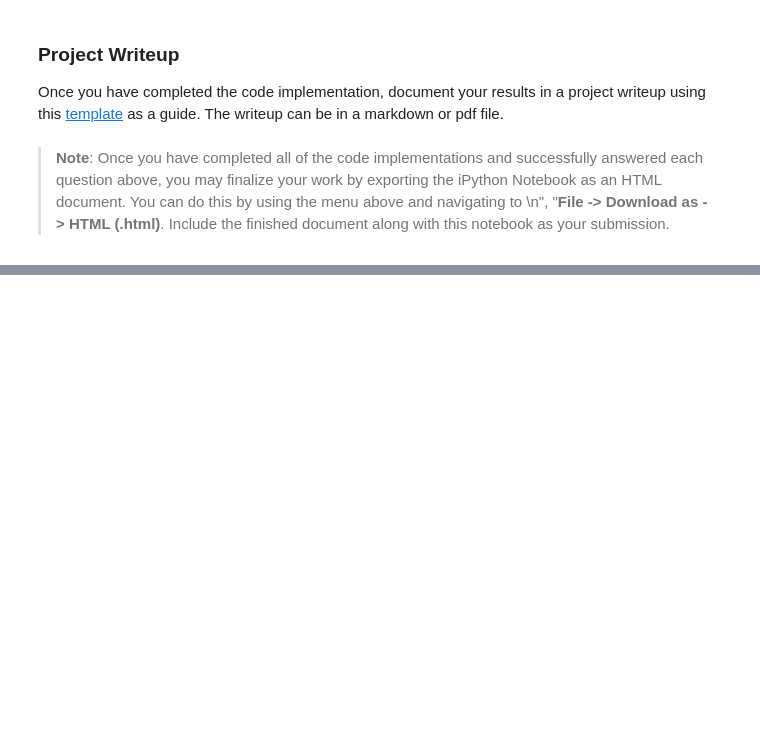
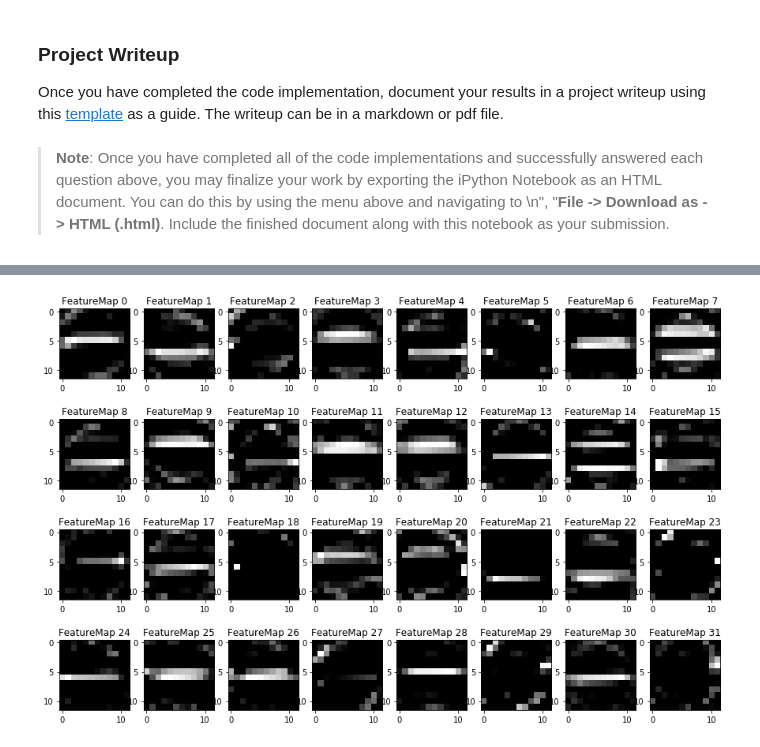
Before and after one commit to tamoghna21/CarND-Traffic-Sign-Classifier-Project, a Jupyter notebook: Traffic_Sign_Classifier.ipynb, the cells around one changed output, grey strips where cells are left out. Cells and saved outputs as stored; diff of their text form; code cells hidden in the pictures; blank space fills up the shorter version.

```diff
--- a/Traffic_Sign_Classifier.ipynb
+++ b/Traffic_Sign_Classifier.ipynb
@@ -249,7 +249,7 @@ X_test_prep = np.reshape(normalize(X_test_gray),[np.shape(X_test_gray)[0],np.sha
 # %% [markdown]
 ### Model Architecture
 # %%
-EPOCHS = 20
+EPOCHS = 10
 BATCH_SIZE = 256
 X_train_prep, y_train = shuffle(X_train_prep, y_train)
 # %%
@@ -297,20 +297,20 @@ def TrafficNet(x,keep_prob):
     # TODO: Layer 2: Convolutional. Output = 10x10x16.
     # TODO: Layer 2: Convolutional. Output = 12x12x32.
     conv_layer2 = tf.nn.conv2d(conv_layer1, weights['wc2'], strides=[1,1,1,1], padding = 'VALID')
-    conv_layer2 = tf.nn.bias_add(conv_layer2,biases['bc2'] )
+    conv_layer2 = tf.nn.bias_add(conv_layer2,biases['bc2'],name='conv_layer2' )
 
     # TODO: Activation.
-    conv_layer2 = tf.nn.relu(conv_layer2)
+    conv_layer2_ac = tf.nn.relu(conv_layer2,name = 'conv_layer2_ac')
 
     # TODO: Pooling. Input = 10x10x16. Output = 5x5x16.
     # TODO: Pooling. Input = 12x12x32. Output = 6x6x32.
-    conv_layer2 = tf.nn.max_pool(conv_layer2, ksize=[1,2,2,1], strides=[1,2,2,1], padding='VALID')
+    conv_layer2_p = tf.nn.max_pool(conv_layer2_ac, ksize=[1,2,2,1], strides=[1,2,2,1], padding='VALID',name = 'conv_layer2_p')
 
     # TODO: Flatten. Input = 5x5x16. Output = 400.
     # TODO: Flatten. Input = 6x6x32. Output = 1152.
     #flatten_image_dim = conv_layer2.get_shape().as_list()[1] * conv_layer2.get_shape().as_list()[2] * conv_layer2.get_shape().as_list()[3]
     #fc1 = tf.reshape(conv_layer2,[-1, flatten_image_dim])
-    fc1   = flatten(conv_layer2)
+    fc1   = flatten(conv_layer2_p)
 
     # TODO: Layer 3: Fully Connected. Input = 400. Output = 120.
     # TODO: Layer 3: Fully Connected. Input = 1152. Output = 400.
@@ -636,7 +636,9 @@ def outputFeatureMap(image_input, tf_activation, activation_min=-1, activation_m
     # image_input =
     # Note: x should be the same name as your network's tensorflow data placeholder variable
     # If you get an error tf_activation is not defined it may be having trouble accessing the variable from inside a function
-    activation = tf_activation.eval(session=sess,feed_dict={x : image_input})
+
+    activation = tf_activation.eval(session=sess,feed_dict={loaded_x : image_input})
+
     featuremaps = activation.shape[3]
     plt.figure(plt_num, figsize=(15,15))
     for featuremap in range(featuremaps):
@@ -654,0 +655,27 @@ outputFeatureMap(X_test_prep[0], tf_activation, activation_min=-1, activation_ma
+# %%
+#If we executed tf.reset_default_graph() above while testing the web imgaes and reset and loaded the graph again then
+# conv_layers2 below will not work. To run  conv_layer2 below, we should not reset and test the web images above.
+#Otherwise, we need to give the layer a name in the original graph and then load it.
+tf.reset_default_graph()
+
+save_model_path = './trafficnet'
+loaded_graph = tf.Graph()
+
+
+with tf.Session(graph=loaded_graph) as sess:
+    loader = tf.train.import_meta_graph(save_model_path + '.meta')
+    loader.restore(sess, save_model_path)
+
+    loaded_x = loaded_graph.get_tensor_by_name('x:0')
+
+    loaded_conv2 = loaded_graph.get_tensor_by_name('conv_layer2_ac:0')
+
+    x_to_feed = np.zeros([1,32,32,1])
+    x_to_feed[0] = X_test_prep[1000]
+    tf_conv2 = sess.run(loaded_conv2, feed_dict={loaded_x: x_to_feed})
+
+    #test_accuracy = sess.run(loaded_accuracy, feed_dict={loaded_x: X_test_prep})
+
+    outputFeatureMap(x_to_feed, loaded_conv2)
+# %% [output]
+[figure, added]
```
Also changed, not shown: parts of 6 cells of this notebook.
